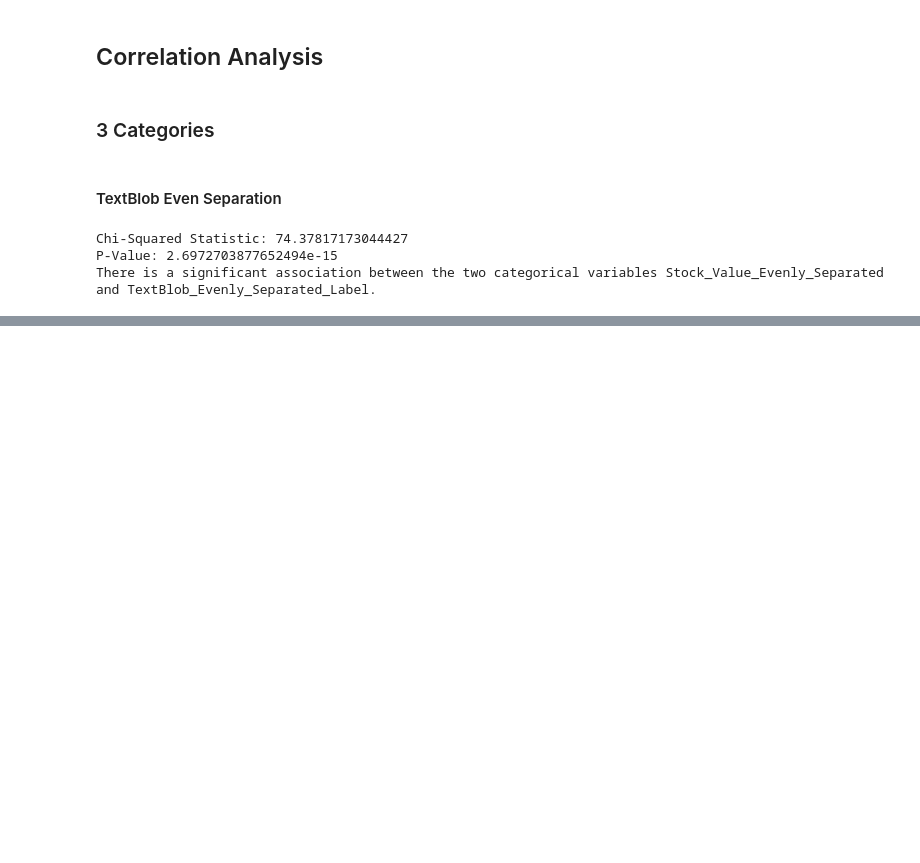
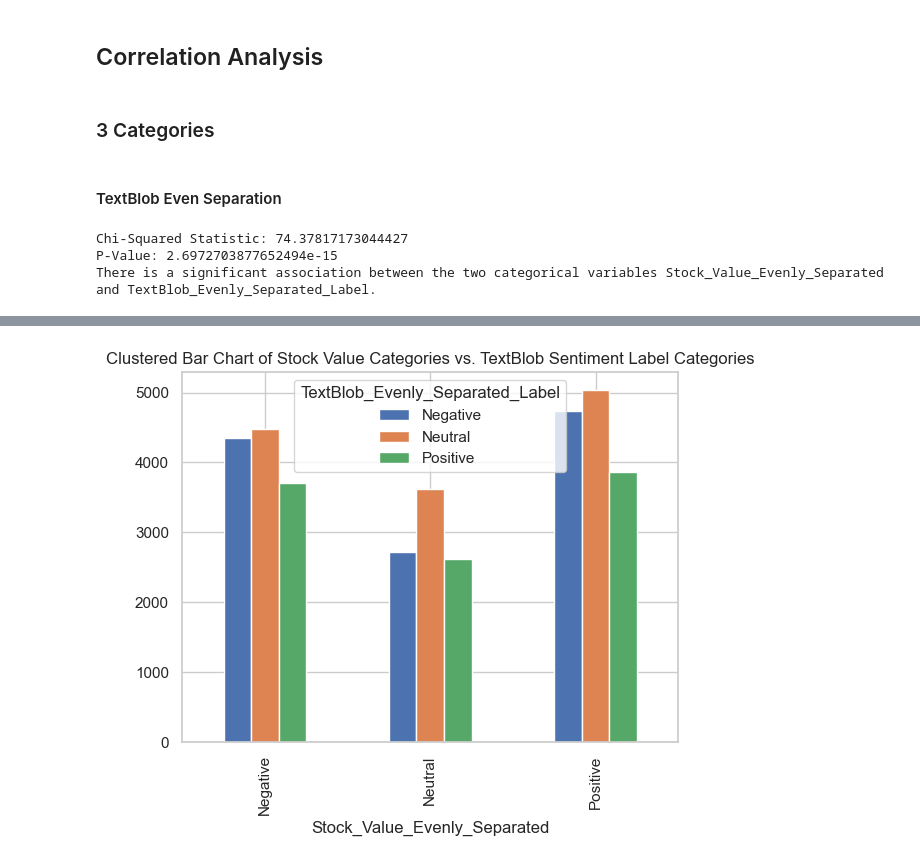
Before and after one commit to M-Mcknsn/NAK-Text-Analytics, a Jupyter notebook: src/correlation_analysis.ipynb, the cells around one changed output, grey strips where cells are left out. Cells and saved outputs as stored; diff of their text form; code cells hidden in the pictures; blank space fills up the shorter version.

```diff
--- a/src/correlation_analysis.ipynb
+++ b/src/correlation_analysis.ipynb
@@ -123,0 +149,6 @@ There is a significant association between the two categorical variables Stock_V
+# %%
+contingency_table.plot(kind='bar')
+plt.title('Clustered Bar Chart of Stock Value Categories vs. TextBlob Sentiment Label Categories')
+plt.show()
+# %% [output]
+[figure, added]
```
Also changed, not shown: parts of 6 cells of this notebook, 2 other files.
